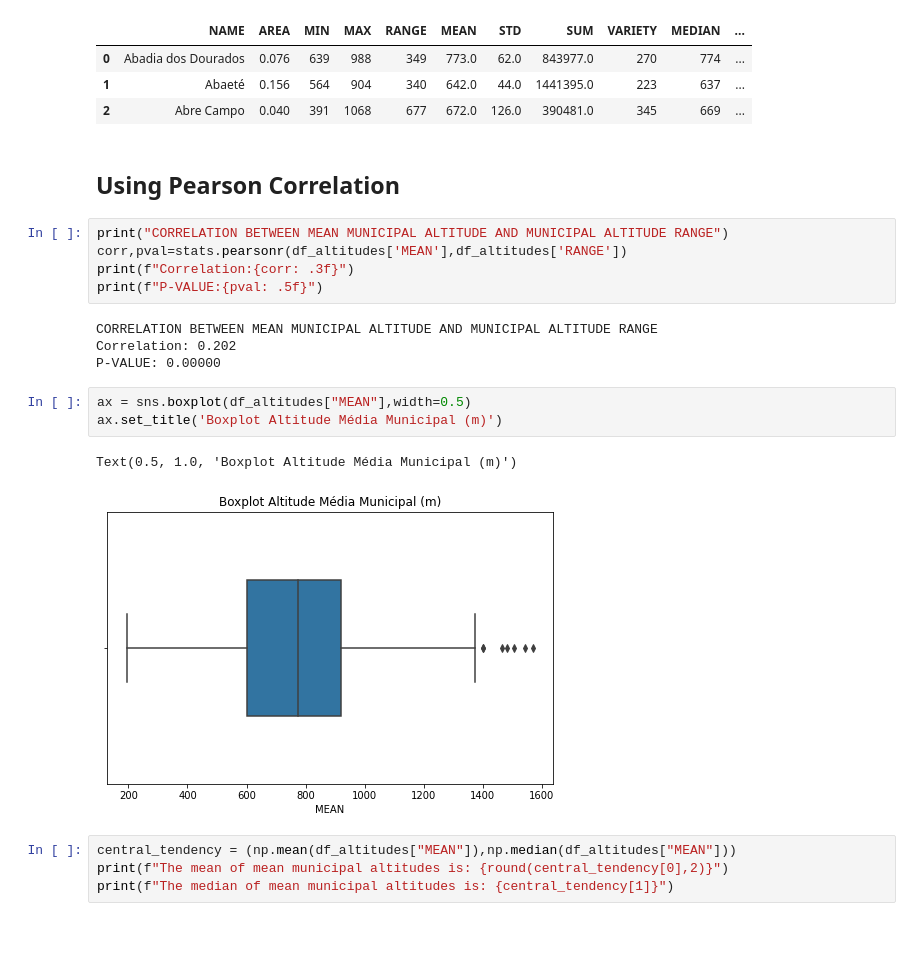
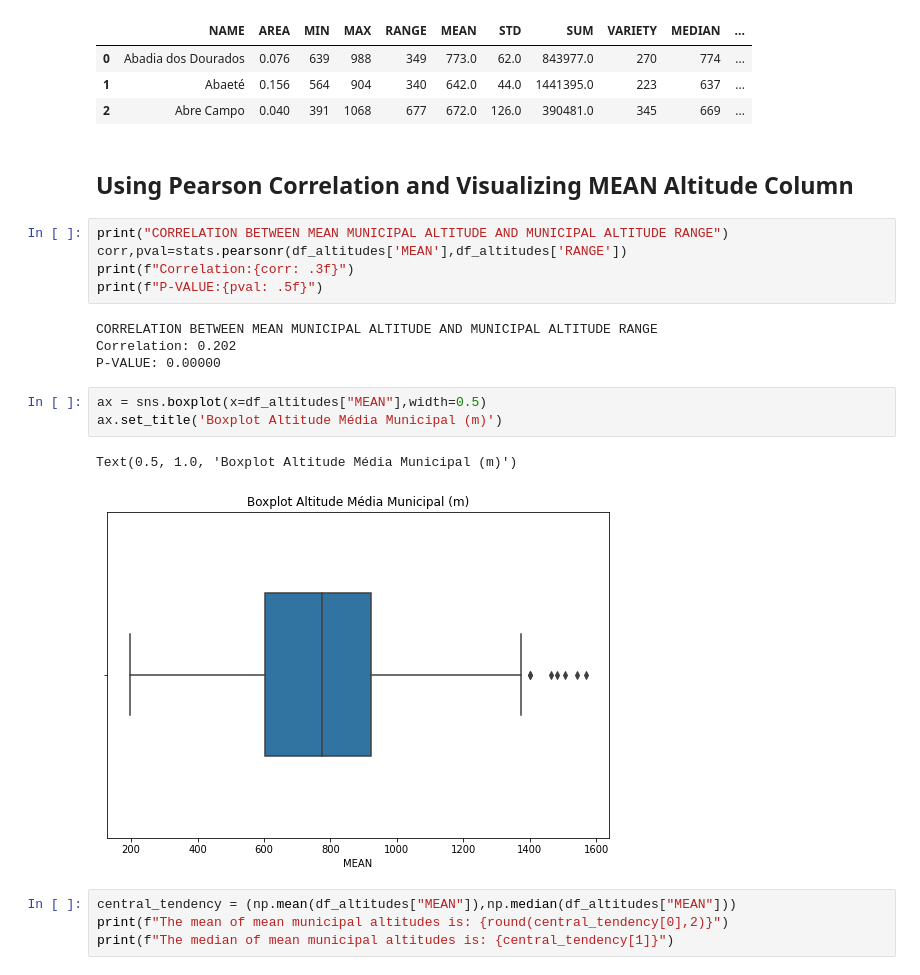
Before and after one commit to JonatasLemos/DataAnalysisProjects, a Jupyter notebook: altitudesAnalysis/MunicipalAltitudePart1.ipynb, the cells around one changed output. Drawn from its saved outputs; the diff is of its cells as text; blank space fills up the shorter version.

```diff
--- a/altitudesAnalysis/MunicipalAltitudePart1.ipynb
+++ b/altitudesAnalysis/MunicipalAltitudePart1.ipynb
@@ -47,7 +47,7 @@ df_altitudes.head(3)
 | 1 | Abaeté | 0.156 | 564 | 904 | 340 | 642.0 | 44.0 | 1441395.0 | 223 | 637 | ... |
 | 2 | Abre Campo | 0.040 | 391 | 1068 | 677 | 672.0 | 126.0 | 390481.0 | 345 | 669 | ... |
 # %% [markdown]
-## Using Pearson Correlation
+## Using Pearson Correlation and Visualizing MEAN Altitude Column
 # %%
 print("CORRELATION BETWEEN MEAN MUNICIPAL ALTITUDE AND MUNICIPAL ALTITUDE RANGE")
 corr,pval=stats.pearsonr(df_altitudes['MEAN'],df_altitudes['RANGE'])
@@ -58,11 +58,11 @@ CORRELATION BETWEEN MEAN MUNICIPAL ALTITUDE AND MUNICIPAL ALTITUDE RANGE
 Correlation: 0.202
 P-VALUE: 0.00000
 # %%
-ax = sns.boxplot(df_altitudes["MEAN"],width=0.5)
+ax = sns.boxplot(x=df_altitudes["MEAN"],width=0.5)
 ax.set_title('Boxplot Altitude Média Municipal (m)')
 # %% [output]
 Text(0.5, 1.0, 'Boxplot Altitude Média Municipal (m)')
-[figure, old version]
+[figure, new version]
 # %%
 central_tendency = (np.mean(df_altitudes["MEAN"]),np.median(df_altitudes["MEAN"]))
 print(f"The mean of mean municipal altitudes is: {round(central_tendency[0],2)}")
```
